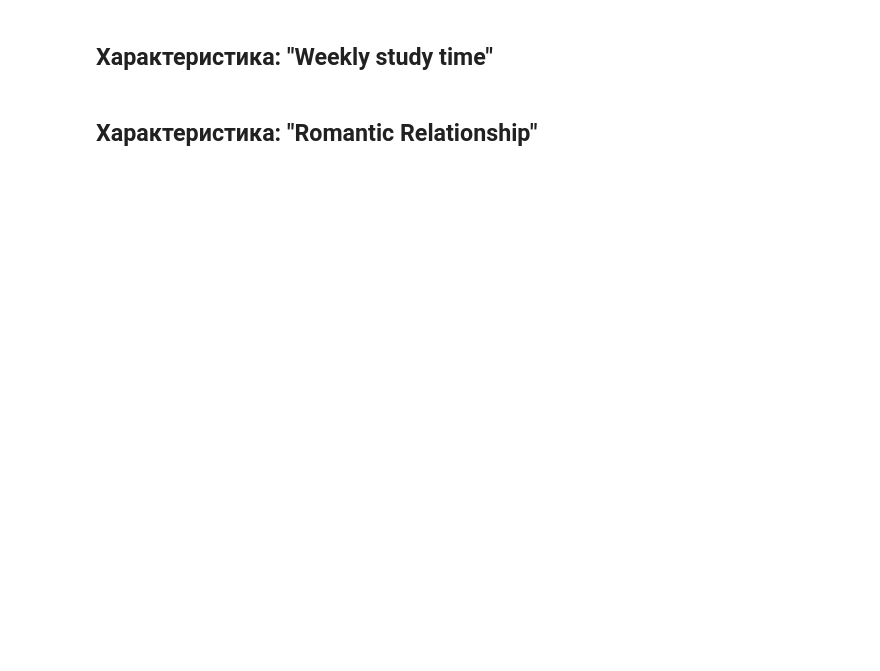
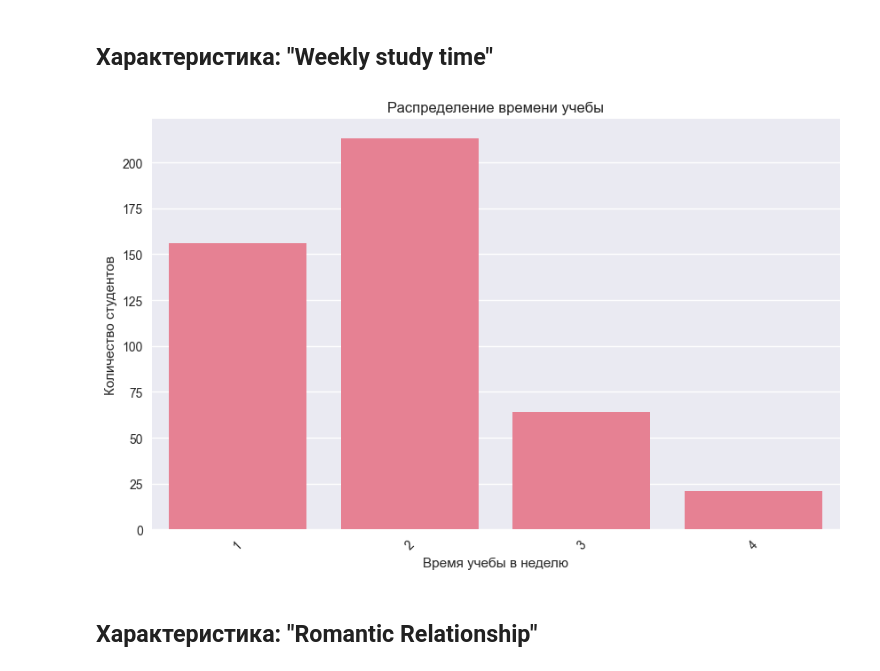
Before and after one commit to UmbrellaLeaf5/machine_learning, a Jupyter notebook: homeworks/hw1/hw_1_EDA.ipynb, the cells around one changed output. Cells and saved outputs as stored; diff of their text form; code cells hidden in the pictures; blank space fills up the shorter version.

```diff
--- a/homeworks/hw1/hw_1_EDA.ipynb
+++ b/homeworks/hw1/hw_1_EDA.ipynb
@@ -50,4 +115,23 @@ __Основной критерий оценивания__ - читаемост
 # %% [markdown]
 ## Характеристика: "Weekly study time"
+# %%
+# Столбчатая диаграмма для времени учебы
+plt.figure(figsize=(10, 6))
+study_time_order = [
+  "1 - <2 hours",
+  "2 - 2 to 5 hours",
+  "3 - 5 to 10 hours",
+  "4 - >10 hours",
+]
+study_counts = X_train["studytime"].value_counts().sort_index()
+
+sns.barplot(x=study_counts.index, y=study_counts.values)
+plt.xlabel("Время учебы в неделю")
+plt.ylabel("Количество студентов")
+plt.title("Распределение времени учебы")
+plt.xticks(rotation=45)
+plt.show()
+# %% [output]
+[figure, added]
 # %% [markdown]
 ## Характеристика: "Romantic Relationship"
```
Also changed, not shown: parts of 32 cells of this notebook, 2 other files.
